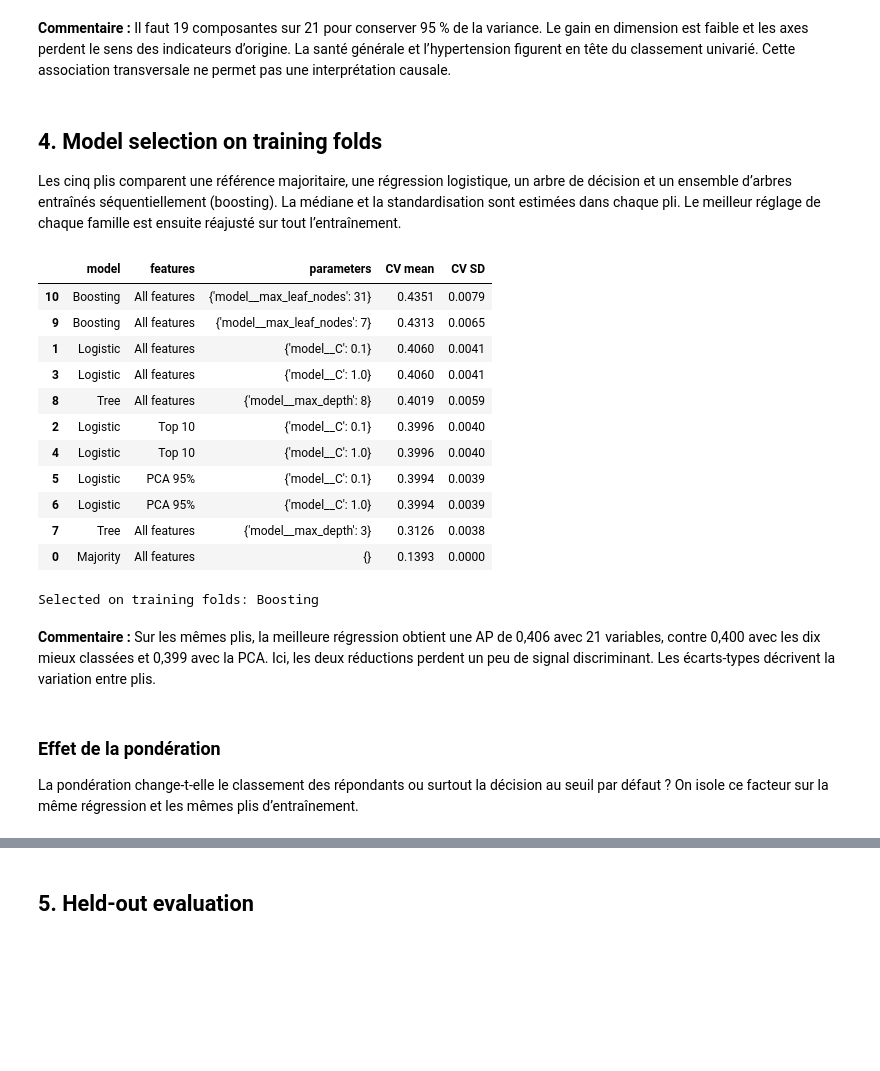
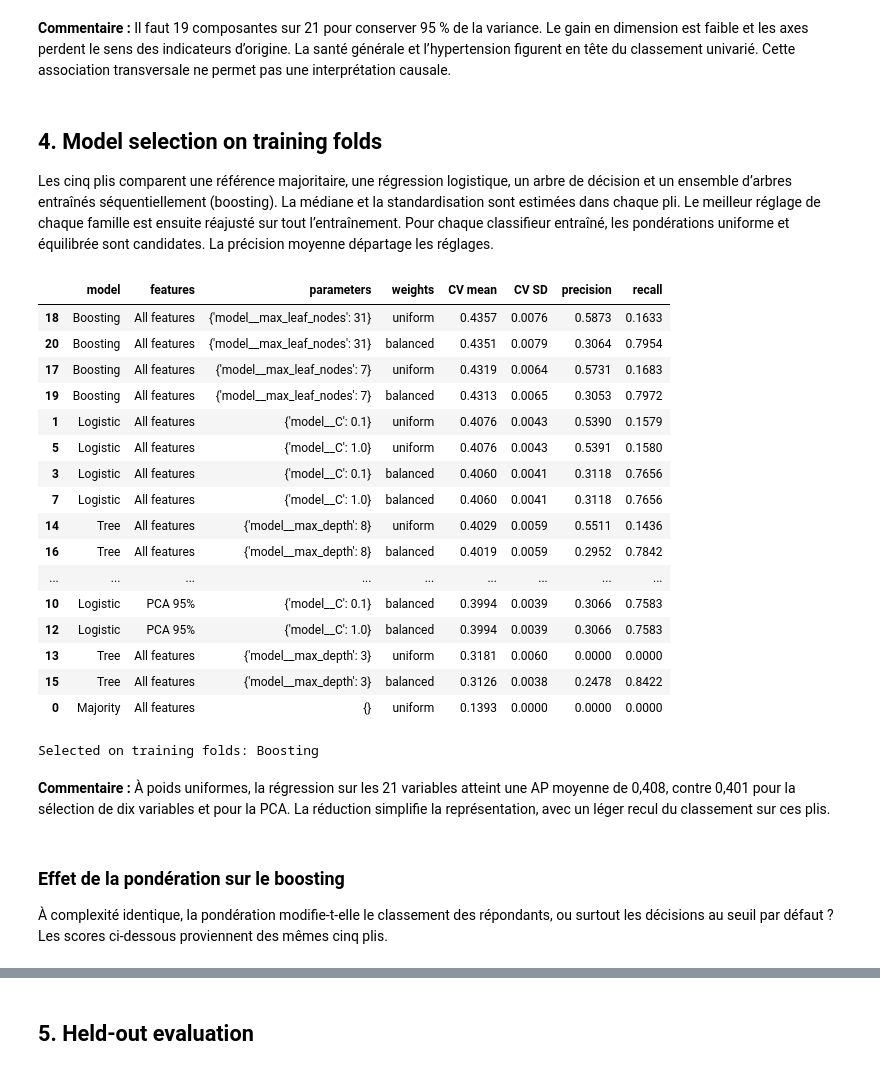
Before and after one commit to AmroBenramdane/Projet_ML, a Jupyter notebook: dhi.ipynb, the cells around one changed output, grey strips where cells are left out. Saved outputs shown, nothing was run; the diff lists cells and outputs as text; code cells hidden in the pictures; blank space fills up the shorter version.

```diff
--- a/dhi.ipynb
+++ b/dhi.ipynb
@@ -92,34 +92,39 @@ Highest ANOVA scores: GenHlth, HighBP, DiffWalk
 # %% [markdown]
 ## 4. Model selection on training folds
 
-Les cinq plis comparent une référence majoritaire, une régression logistique, un arbre de décision et un ensemble d’arbres entraînés séquentiellement (boosting). La médiane et la standardisation sont estimées dans chaque pli. Le meilleur réglage de chaque famille est ensuite réajusté sur tout l’entraînement.
+Les cinq plis comparent une référence majoritaire, une régression logistique, un arbre de décision et un ensemble d’arbres entraînés séquentiellement (boosting). La médiane et la standardisation sont estimées dans chaque pli. Le meilleur réglage de chaque famille est ensuite réajusté sur tout l’entraînement. Pour chaque classifieur entraîné, les pondérations uniforme et équilibrée sont candidates. La précision moyenne départage les réglages.
 # %%
 SCORING = "average_precision"
 cv_results, models = mlw.fit_candidates(
     X_train, y_train, scoring=SCORING,
-    class_weight="balanced",
+    compare_weights=True,
 )
 winner = cv_results.iloc[0]["model"]
 display(cv_results.round(4))
 print("Selected on training folds:", winner)
 # %% [output]
-|  | model | features | parameters | CV mean | CV SD |
-| 10 | Boosting | All features | {'model__max_leaf_nodes': 31} | 0.4351 | 0.0079 |
-| 9 | Boosting | All features | {'model__max_leaf_nodes': 7} | 0.4313 | 0.0065 |
-| 1 | Logistic | All features | {'model__C': 0.1} | 0.4060 | 0.0041 |
-| 3 | Logistic | All features | {'model__C': 1.0} | 0.4060 | 0.0041 |
-| 8 | Tree | All features | {'model__max_depth': 8} | 0.4019 | 0.0059 |
-| 2 | Logistic | Top 10 | {'model__C': 0.1} | 0.3996 | 0.0040 |
-| 4 | Logistic | Top 10 | {'model__C': 1.0} | 0.3996 | 0.0040 |
-| 5 | Logistic | PCA 95% | {'model__C': 0.1} | 0.3994 | 0.0039 |
-| 6 | Logistic | PCA 95% | {'model__C': 1.0} | 0.3994 | 0.0039 |
-| 7 | Tree | All features | {'model__max_depth': 3} | 0.3126 | 0.0038 |
-| 0 | Majority | All features | {} | 0.1393 | 0.0000 |
+|  | model | features | parameters | weights | CV mean | CV SD | precision | recall |
+| 18 | Boosting | All features | {'model__max_leaf_nodes': 31} | uniform | 0.4357 | 0.0076 | 0.5873 | 0.1633 |
+| 20 | Boosting | All features | {'model__max_leaf_nodes': 31} | balanced | 0.4351 | 0.0079 | 0.3064 | 0.7954 |
+| 17 | Boosting | All features | {'model__max_leaf_nodes': 7} | uniform | 0.4319 | 0.0064 | 0.5731 | 0.1683 |
+| 19 | Boosting | All features | {'model__max_leaf_nodes': 7} | balanced | 0.4313 | 0.0065 | 0.3053 | 0.7972 |
+| 1 | Logistic | All features | {'model__C': 0.1} | uniform | 0.4076 | 0.0043 | 0.5390 | 0.1579 |
+| 5 | Logistic | All features | {'model__C': 1.0} | uniform | 0.4076 | 0.0043 | 0.5391 | 0.1580 |
+| 3 | Logistic | All features | {'model__C': 0.1} | balanced | 0.4060 | 0.0041 | 0.3118 | 0.7656 |
+| 7 | Logistic | All features | {'model__C': 1.0} | balanced | 0.4060 | 0.0041 | 0.3118 | 0.7656 |
+| 14 | Tree | All features | {'model__max_depth': 8} | uniform | 0.4029 | 0.0059 | 0.5511 | 0.1436 |
+| 16 | Tree | All features | {'model__max_depth': 8} | balanced | 0.4019 | 0.0059 | 0.2952 | 0.7842 |
+| ... | ... | ... | ... | ... | ... | ... | ... | ... |
+| 10 | Logistic | PCA 95% | {'model__C': 0.1} | balanced | 0.3994 | 0.0039 | 0.3066 | 0.7583 |
+| 12 | Logistic | PCA 95% | {'model__C': 1.0} | balanced | 0.3994 | 0.0039 | 0.3066 | 0.7583 |
+| 13 | Tree | All features | {'model__max_depth': 3} | uniform | 0.3181 | 0.0060 | 0.0000 | 0.0000 |
+| 15 | Tree | All features | {'model__max_depth': 3} | balanced | 0.3126 | 0.0038 | 0.2478 | 0.8422 |
+| 0 | Majority | All features | {} | uniform | 0.1393 | 0.0000 | 0.0000 | 0.0000 |
 Selected on training folds: Boosting
 # %% [markdown]
-**Commentaire :** Sur les mêmes plis, la meilleure régression obtient une AP de 0,406 avec 21 variables, contre 0,400 avec les dix mieux classées et 0,399 avec la PCA. Ici, les deux réductions perdent un peu de signal discriminant. Les écarts-types décrivent la variation entre plis.
+**Commentaire :** À poids uniformes, la régression sur les 21 variables atteint une AP moyenne de 0,408, contre 0,401 pour la sélection de dix variables et pour la PCA. La réduction simplifie la représentation, avec un léger recul du classement sur ces plis.
 # %% [markdown]
-### Effet de la pondération
+### Effet de la pondération sur le boosting
 
-La pondération change-t-elle le classement des répondants ou surtout la décision au seuil par défaut ? On isole ce facteur sur la même régression et les mêmes plis d’entraînement.
+À complexité identique, la pondération modifie-t-elle le classement des répondants, ou surtout les décisions au seuil par défaut ? Les scores ci-dessous proviennent des mêmes cinq plis.
 # %%
```
Also changed, not shown: parts of 6 cells of this notebook, 4 other files.
